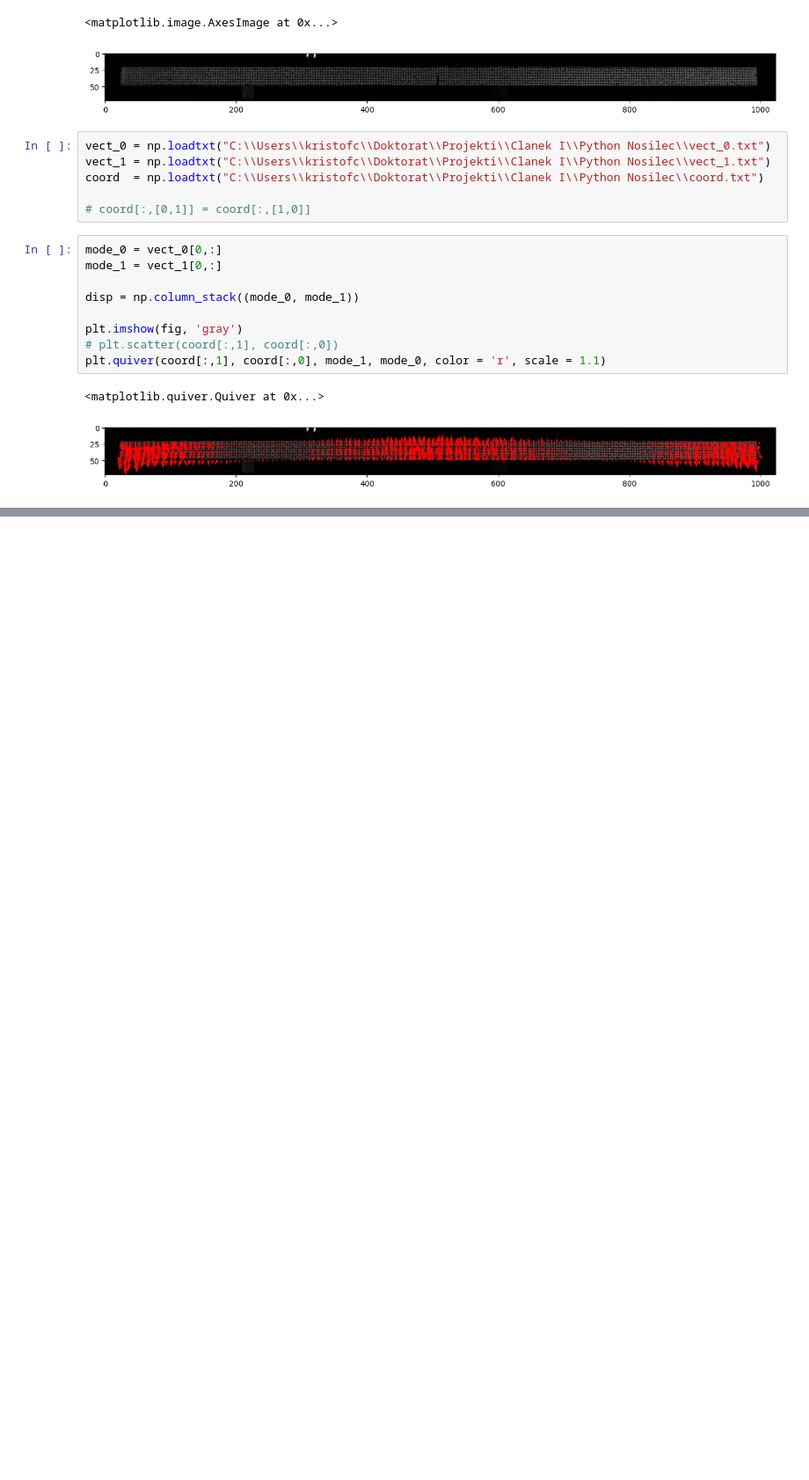
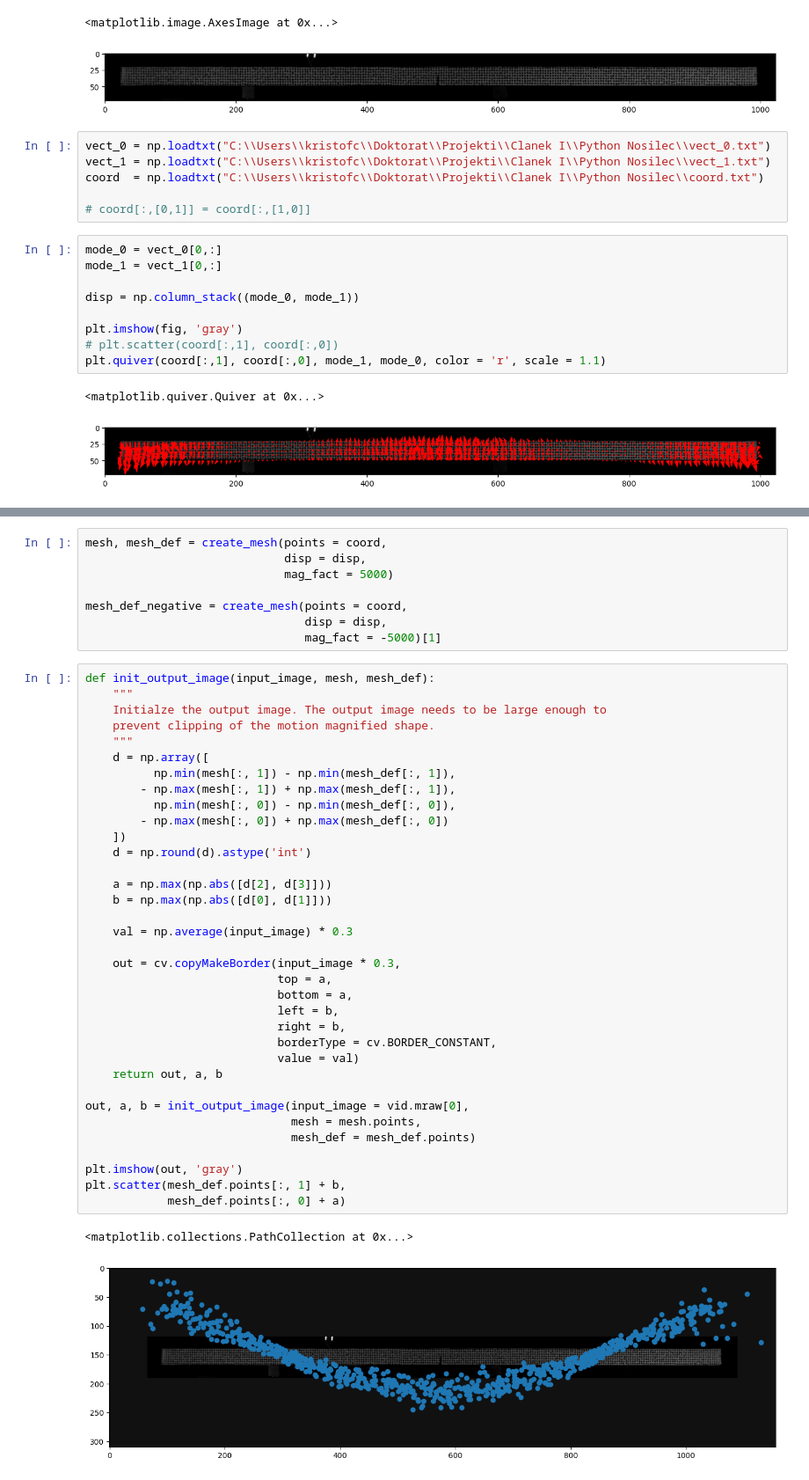
Before and after one commit to ladisk/pyidi, a Jupyter notebook: MM_dev.ipynb, the cells around one changed output, grey strips where cells are left out. Shown at 88% size. Drawn from its saved outputs; the diff is of its cells as text; blank space fills up the shorter version.

```diff
--- a/MM_dev.ipynb
+++ b/MM_dev.ipynb
@@ -71,0 +96,46 @@ Video saved in file: c:/Users/kristofc/Doktorat/Projekti/my_folder/my_video.mp4
+# %%
+mesh, mesh_def = create_mesh(points = coord,
+                             disp = disp,
+                             mag_fact = 5000)
+
+mesh_def_negative = create_mesh(points = coord,
+                                disp = disp,
+                                mag_fact = -5000)[1]
+# %%
+def init_output_image(input_image, mesh, mesh_def):
+    """
+    Initialze the output image. The output image needs to be large enough to
+    prevent clipping of the motion magnified shape.
+    """
+    d = np.array([
+          np.min(mesh[:, 1]) - np.min(mesh_def[:, 1]),
+        - np.max(mesh[:, 1]) + np.max(mesh_def[:, 1]),
+          np.min(mesh[:, 0]) - np.min(mesh_def[:, 0]),
+        - np.max(mesh[:, 0]) + np.max(mesh_def[:, 0])
+    ])
+    d = np.round(d).astype('int')
+
+    a = np.max(np.abs([d[2], d[3]]))
+    b = np.max(np.abs([d[0], d[1]]))
+
+    val = np.average(input_image) * 0.3
+
+    out = cv.copyMakeBorder(input_image * 0.3,
+                            top = a,
+                            bottom = a,
+                            left = b,
+                            right = b,
+                            borderType = cv.BORDER_CONSTANT,
+                            value = val)
+    return out, a, b
+
+out, a, b = init_output_image(input_image = vid.mraw[0],
+                              mesh = mesh.points,
+                              mesh_def = mesh_def.points)
+
+plt.imshow(out, 'gray')
+plt.scatter(mesh_def.points[:, 1] + b,
+            mesh_def.points[:, 0] + a)
+# %% [output]
+<matplotlib.collections.PathCollection at 0x...>
+[figure, added]
```
Also changed, not shown: parts of 10 cells of this notebook, 1 other file.
